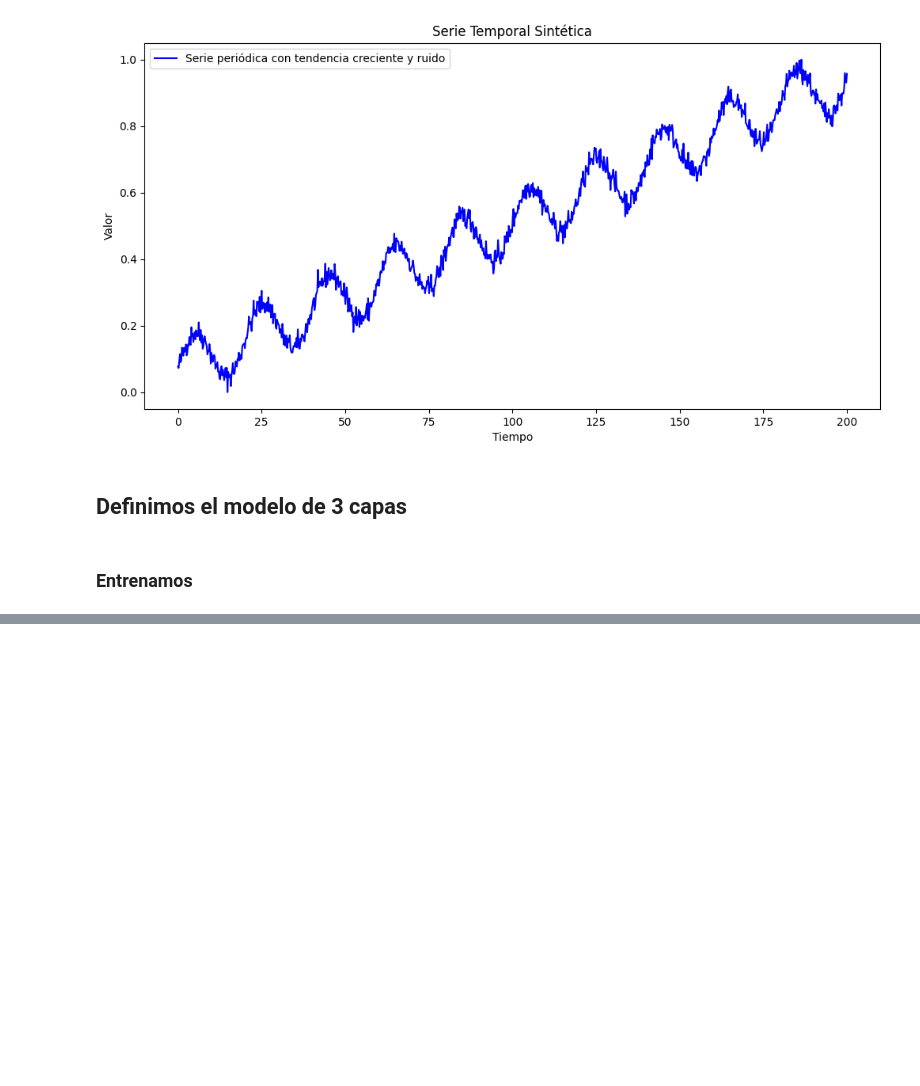
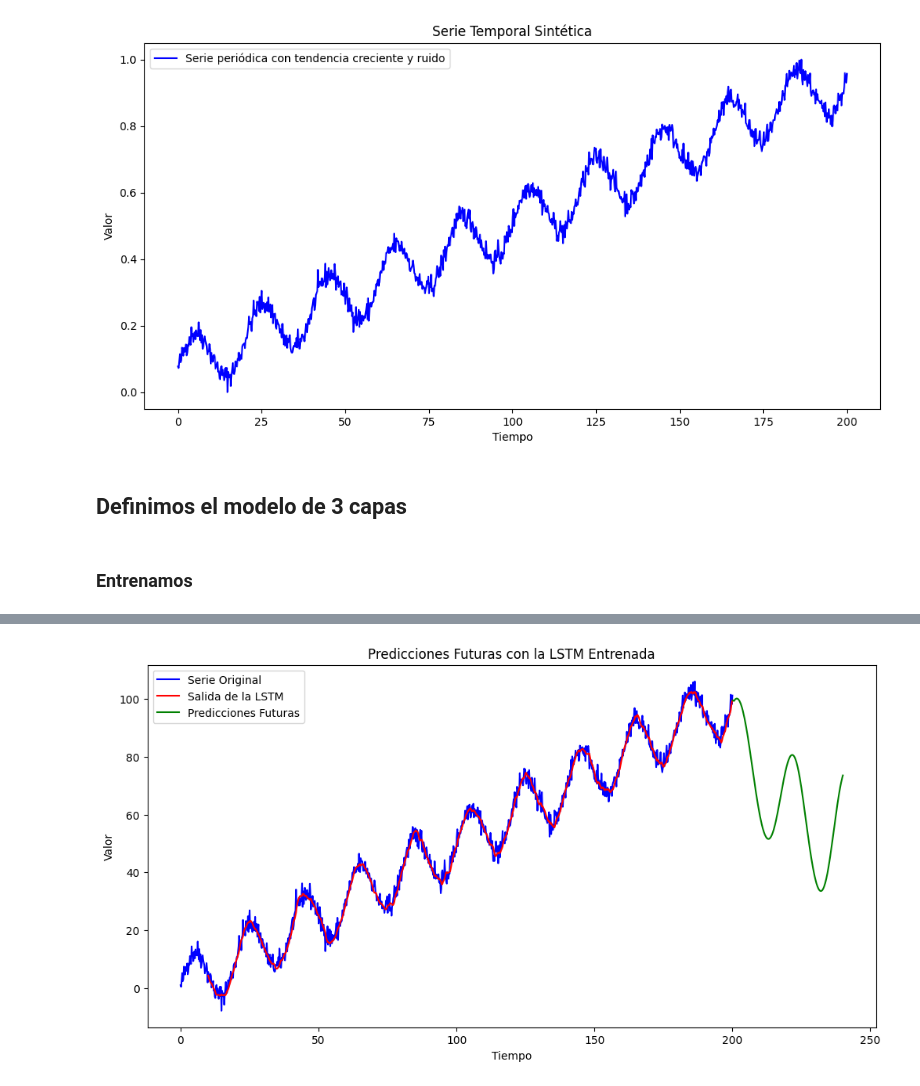
Before and after one commit to GonzalezFJR/AIexamples, a Jupyter notebook: notebooks/04_LSTM_simple.ipynb, the cells around one changed output, grey strips where cells are left out. Saved outputs shown, nothing was run; the diff lists cells and outputs as text; code cells hidden in the pictures; blank space fills up the shorter version.

```diff
--- a/notebooks/04_LSTM_simple.ipynb
+++ b/notebooks/04_LSTM_simple.ipynb
@@ -598,0 +641,45 @@ for epoch in range(num_epochs):
+# %%
+# Número de pasos futuros a predecir
+future_steps = 200
+
+# Inicializar la entrada con la última secuencia de los datos de entrenamiento
+last_sequence = X_tensor[-1].unsqueeze(0)  # Forma: (1, seq_length, 1)
+
+# Inicializar el estado oculto
+hidden = model.init_hidden(1)
+
+# Almacenar las predicciones
+predictions = []
+
+with torch.no_grad():
+    for _ in range(future_steps):
+        # Forward pass
+        output, hidden = model(last_sequence, hidden)
+
+        # Redimensionar la salida para que coincida con la forma de entrada
+        next_input = output.view(1, 1, -1)  # Forma: (1, 1, input_size)
+
+        # Actualizar la secuencia de entrada
+        last_sequence = torch.cat((last_sequence[:, 1:, :], next_input), dim=1)
+
+        # Guardar la predicción
+        predictions.append(output.item())
+# %%
+# Transformar las predicciones a la escala original
+predictions = scaler.inverse_transform(np.array(predictions).reshape(-1, 1)).flatten()
+
+# Crear el eje de tiempo extendido para las predicciones futuras
+delta_t = (t[-1] - t[0]) / (len(t) - 1)
+t_future = [t[-1] + delta_t * (i + 1) for i in range(future_steps)]
+
+plt.figure(figsize=(12, 6))
+plt.plot(t, y_series, label='Serie Original', color='b')
+plt.plot(t_new, outputs, label='Salida de la LSTM', color='r')
+plt.plot(t_future, predictions, label='Predicciones Futuras', color='g')
+plt.xlabel('Tiempo')
+plt.ylabel('Valor')
+plt.title('Predicciones Futuras con la LSTM Entrenada')
+plt.legend()
+plt.show()
+# %% [output]
+[figure, added]
```
Also changed, not shown: parts of 21 cells of this notebook, 11 other files.
